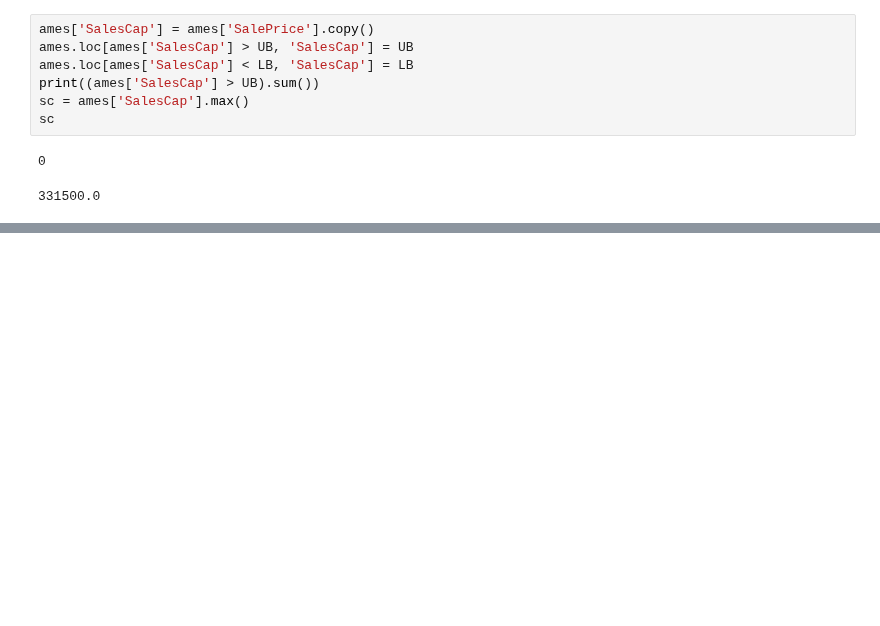
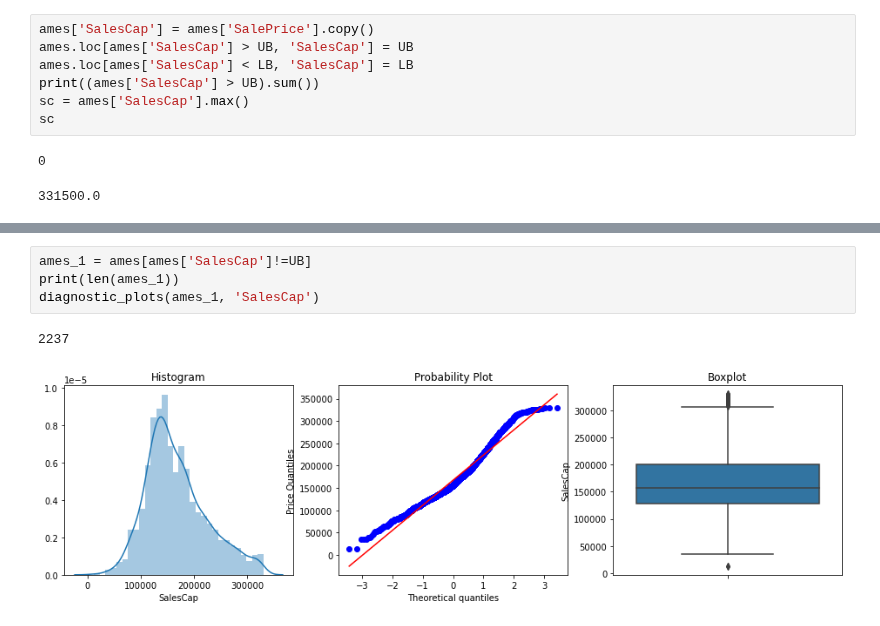
Before and after one commit to harera3/ML_Portfolio, a Jupyter notebook: 14_Ames_Housing_EDA.ipynb, the cells around one changed output, grey strips where cells are left out. Cells and saved outputs as stored; diff of their text form; blank space fills up the shorter version.

```diff
--- a/14_Ames_Housing_EDA.ipynb
+++ b/14_Ames_Housing_EDA.ipynb
@@ -283,0 +313,7 @@ sc
+# %%
+ames_1 = ames[ames['SalesCap']!=UB]
+print(len(ames_1))
+diagnostic_plots(ames_1, 'SalesCap')
+# %% [output]
+2237
+[figure, added]
```
Also changed, not shown: parts of 3 cells of this notebook.
